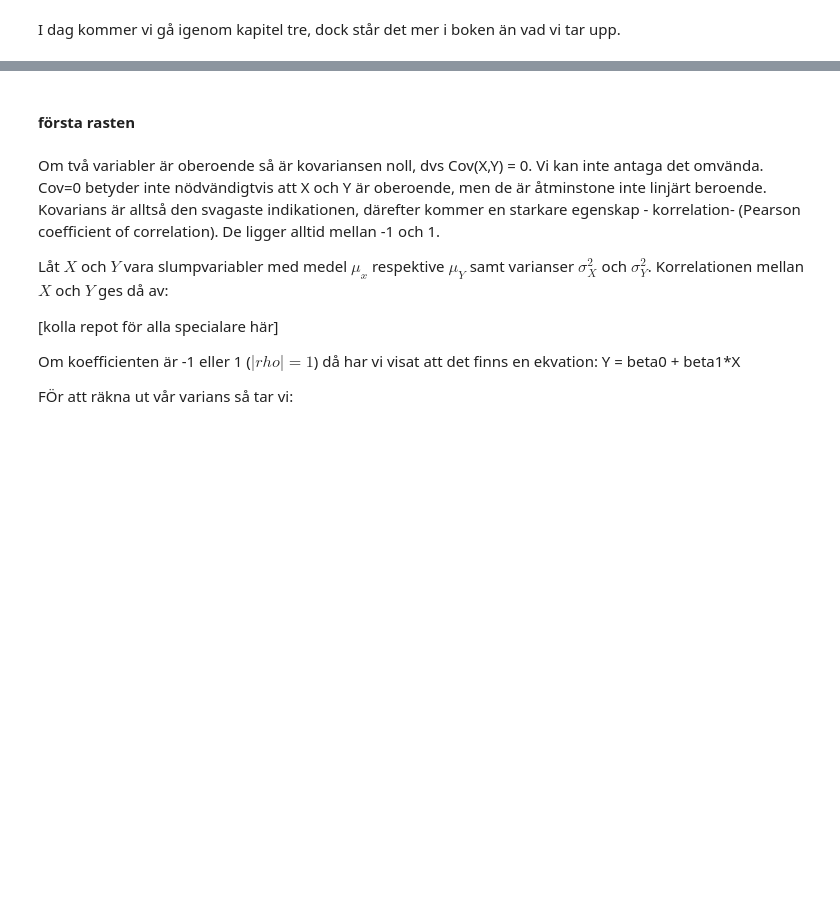
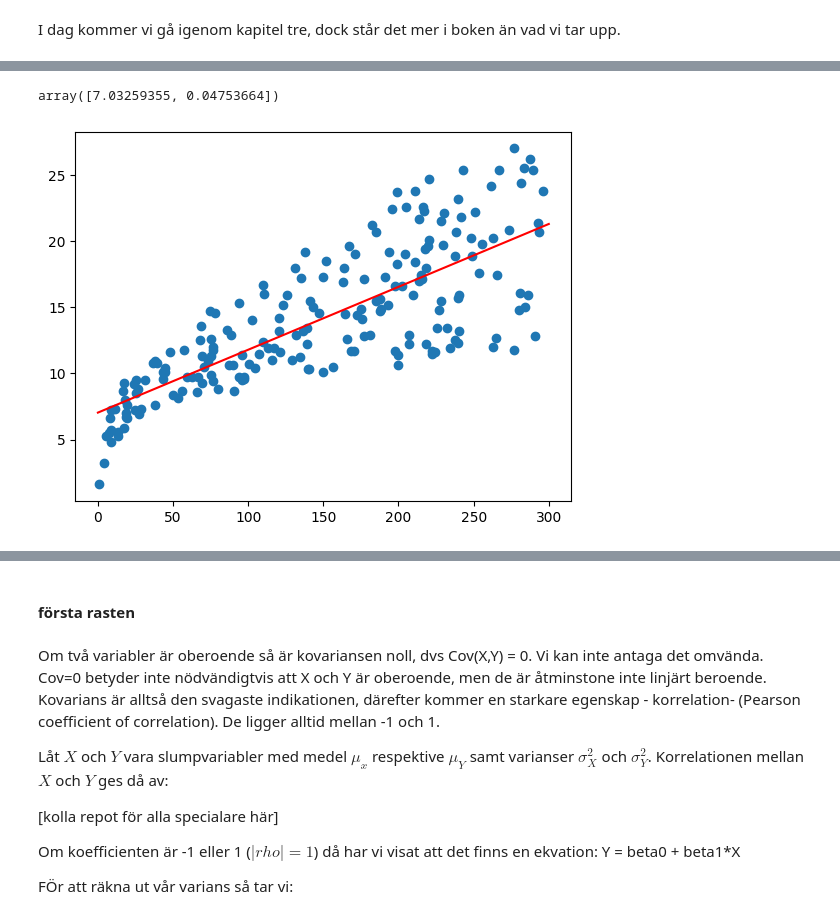
Before and after one commit to AlbotGoodman/stat_met, a Jupyter notebook: code-alongs/250115.ipynb, the cells around one changed output, grey strips where cells are left out. Drawn from its saved outputs; the diff is of its cells as text; code cells hidden in the pictures; blank space fills up the shorter version.

```diff
--- a/code-alongs/250115.ipynb
+++ b/code-alongs/250115.ipynb
@@ -4,0 +3,10 @@ import numpy as np
+# %%
+import numpy as np
+import pandas as pd
+import matplotlib.pyplot as plt
+import seaborn as sns
+
+data_path = "../data/Advertising.csv"
+
+adv = pd.read_csv(data_path, index_col=0)
+adv.head()
@@ -4,0 +20,9 @@ import numpy as np
+# %%
+# Y is a response variable
+Y = sales = adv["sales"]
+# Antag att regression av "TV" på "sales" är ungefär linjär
+# Y = beta0 + beta1 X
+# sales = beta0 + beta1 * "TV"
+# Modellspecifikationsmatrisen (designmatrisen) behöver en 1:a i första kolumnen
+X = TV = np.column_stack([np.ones(Y.shape[0]), adv["TV"]])
+X
@@ -4,0 +47,14 @@ import numpy as np
+# %%
+# pseudoinvers för prestanda
+b = np.linalg.pinv(X.T @ X) @ X.T @ Y
+b
+# %% [output]
+array([7.03259355, 0.04753664])
+# %%
+plt.scatter(X[:, 1], Y)
+x = np.linspace(0,300)
+y_hat = b[0] + b[1] * x
+plt.plot(x, y_hat, color="red")
+plt.show()
+# %% [output]
+[figure, added]
```
Also changed, not shown: parts of 5 cells of this notebook, 2 other files.
